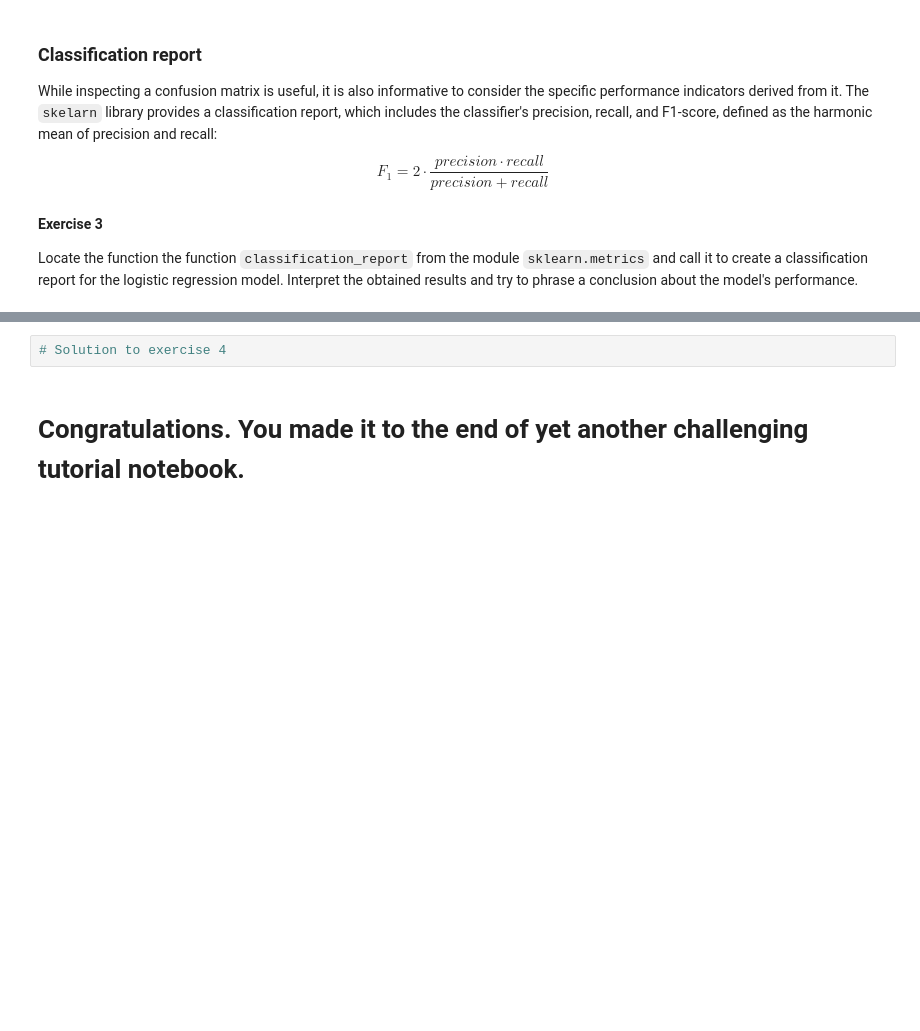
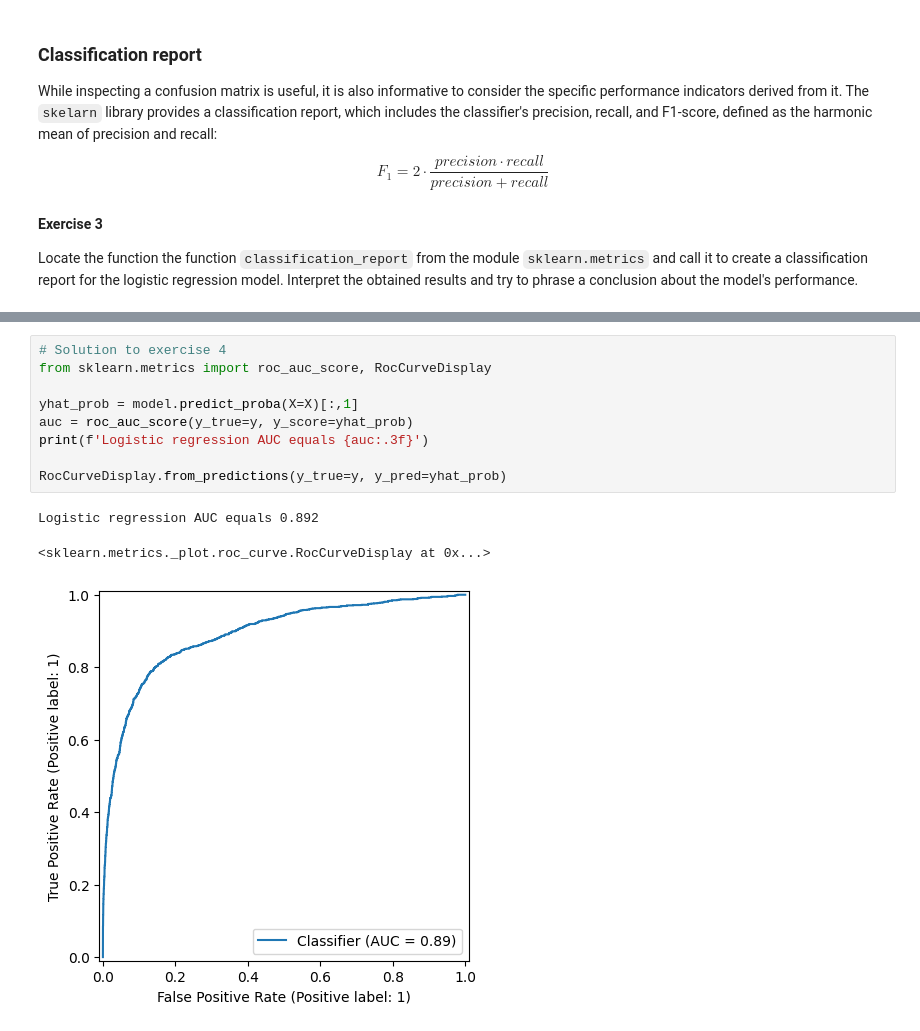
Before and after one commit to Humboldt-WI/IPML, a Jupyter notebook: tutorial_notebooks/8_classification_tasks.ipynb, the cells around one changed output, grey strips where cells are left out. Drawn from its saved outputs; the diff is of its cells as text; blank space fills up the shorter version.

```diff
--- a/tutorial_notebooks/8_classification_tasks.ipynb
+++ b/tutorial_notebooks/8_classification_tasks.ipynb
@@ -276,5 +363,14 @@ Your task is to examine the performance of the logistic regression (i.e., `model
 - Use the the class `RocCurveDisplay` to plot an ROC curve for the logistic regression model. Note that the use of the class is identical to the `ConfusionMatrixDisplay` class, which we used earlier.
 # %%
 # Solution to exercise 4
+from sklearn.metrics import roc_auc_score, RocCurveDisplay
+
+yhat_prob = model.predict_proba(X=X)[:,1]
+auc = roc_auc_score(y_true=y, y_score=yhat_prob)
+print(f'Logistic regression AUC equals {auc:.3f}')
+
+RocCurveDisplay.from_predictions(y_true=y, y_pred=yhat_prob)
+# %% [output]
+Logistic regression AUC equals 0.892
+<sklearn.metrics._plot.roc_curve.RocCurveDisplay at 0x...>
+[figure, added]
-# %% [markdown]
-# Congratulations. You made it to the end of yet another challenging tutorial notebook.
```
Also changed, not shown: parts of 9 cells of this notebook, 8 other files.
